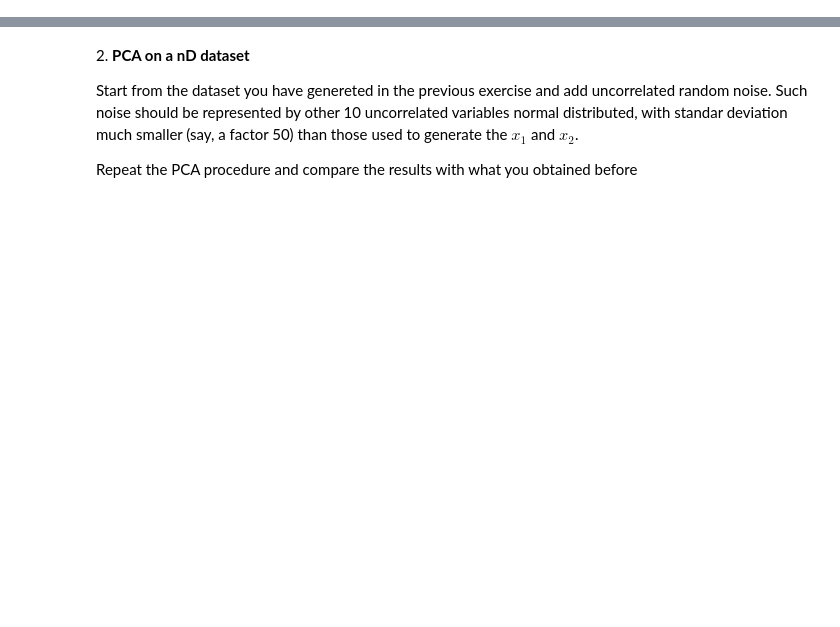
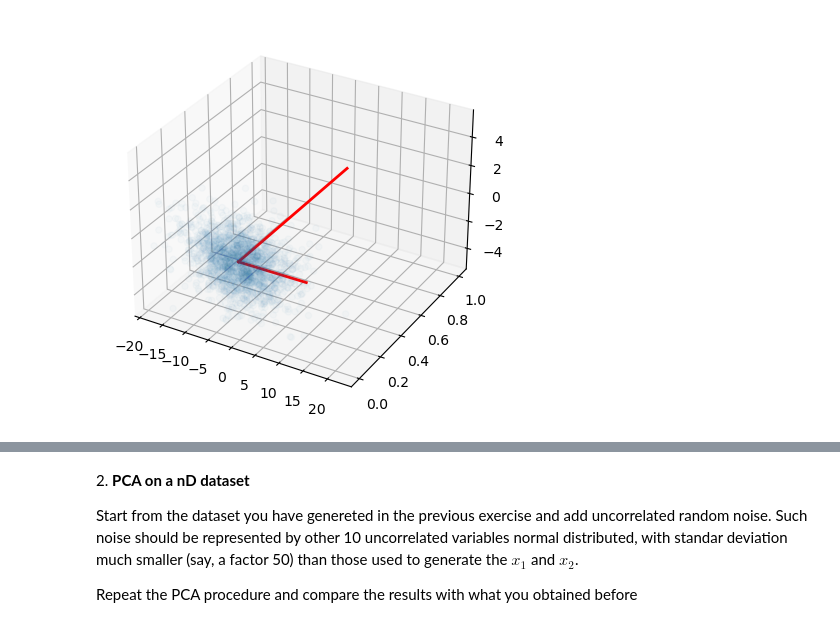
Before and after one commit to RiccardoTancredi/LaboratoryOfComputationalPhysics_Y5, a Jupyter notebook: 08ex_LinearAlgebra.ipynb, the cells around one changed output, grey strips where cells are left out. Drawn from its saved outputs; the diff is of its cells as text; code cells hidden in the pictures; blank space fills up the shorter version.

```diff
--- a/08ex_LinearAlgebra.ipynb
+++ b/08ex_LinearAlgebra.ipynb
@@ -12,0 +71,11 @@
+# %%
+print("In order to apply PCA and reduce our dataset to 99% of the total variability we perform a PCA:")
+new = 0
+lambda_trace = np.linalg.norm(np.sum(l))
+for eig in l:
+    print(np.linalg.norm(eig)/lambda_trace)
+    if np.allclose(0, eig):
+        true_l = np.real(np.delete(l, np.where(l == eig)))
+new = np.linalg.norm(sum(true_l))/lambda_trace
+print(f"We have reached a variability of {new*100}% with dimensionality k = {true_l.size}")
+print(f"We can reduce our dataset to the study of only the {true_l.size} features")
@@ -12,0 +110,14 @@
+# %%
+basis = U[:, [0, 2]]
+basis, true_l
+# rotate everything wrt the new basis vector
+Xp = np.dot(V.T, X)
+fig = plt.figure(figsize=(5, 5))
+ax = fig.add_subplot(projection='3d')
+ax.scatter(Xp[0,:], Xp[1,:], Xp[2, :], alpha=0.02)
+# same eigenvalues as before, assume we rotated properly the data
+for li, vi in zip(true_l, np.diag([1]*3)):
+    ax.plot([0, scale_factor*li*vi[0]], [0, scale_factor*li*vi[1]], [0, scale_factor*li*vi[2]], 'r-', lw=2)
+plt.show()
+# %% [output]
+[figure, added]
```
Also changed, not shown: parts of 18 cells of this notebook, 1 other file.
